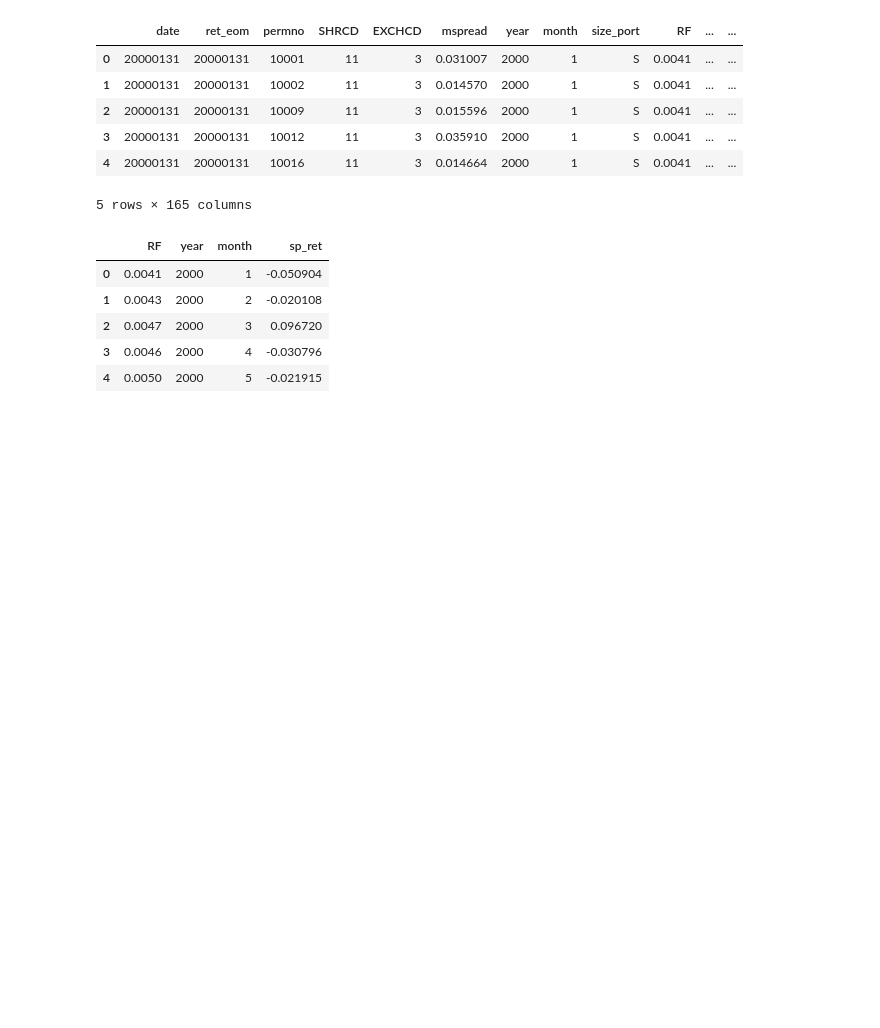
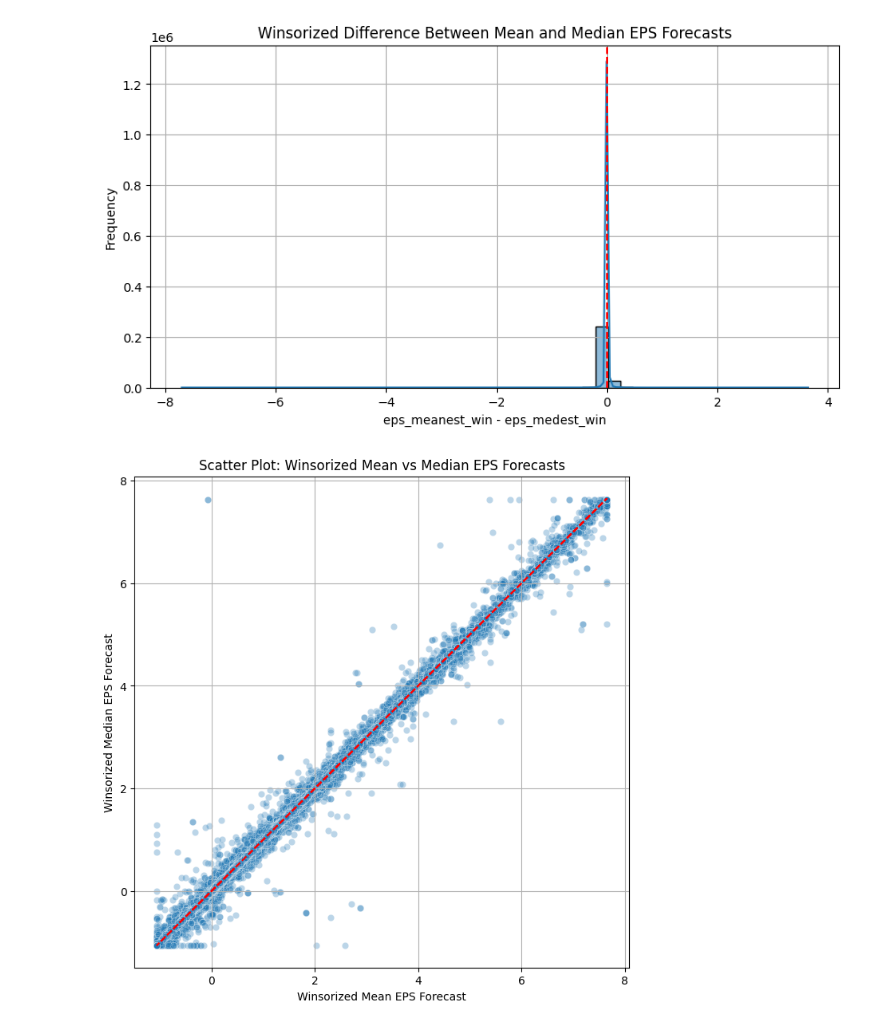
Before and after one commit to jeanpool1415/Finance-Project, a Jupyter notebook: group_project.ipynb, the cells around one changed output. Cells and saved outputs as stored; diff of their text form; code cells hidden in the pictures; blank space fills up the shorter version.

```diff
--- a/group_project.ipynb
+++ b/group_project.ipynb
@@ -3,21 +0,0 @@ import pandas as pd
-# %%
-df=pd.read_csv('goup_project_sample_v3.csv')
-df.head()
-# %% [output]
-|  | date | ret_eom | permno | SHRCD | EXCHCD | mspread | year | month | size_port | RF | ... | ... |
-| 0 | 20000131 | 20000131 | 10001 | 11 | 3 | 0.031007 | 2000 | 1 | S | 0.0041 | ... | ... |
-| 1 | 20000131 | 20000131 | 10002 | 11 | 3 | 0.014570 | 2000 | 1 | S | 0.0041 | ... | ... |
-| 2 | 20000131 | 20000131 | 10009 | 11 | 3 | 0.015596 | 2000 | 1 | S | 0.0041 | ... | ... |
-| 3 | 20000131 | 20000131 | 10012 | 11 | 3 | 0.035910 | 2000 | 1 | S | 0.0041 | ... | ... |
-| 4 | 20000131 | 20000131 | 10016 | 11 | 3 | 0.014664 | 2000 | 1 | S | 0.0041 | ... | ... |
-5 rows × 165 columns
-# %%
-mkt=pd.read_csv('mkt_ind1.csv')
-mkt.head()
-# %% [output]
-|  | RF | year | month | sp_ret |
-| 0 | 0.0041 | 2000 | 1 | -0.050904 |
-| 1 | 0.0043 | 2000 | 2 | -0.020108 |
-| 2 | 0.0047 | 2000 | 3 | 0.096720 |
-| 3 | 0.0046 | 2000 | 4 | -0.030796 |
-| 4 | 0.0050 | 2000 | 5 | -0.021915 |
@@ -23,0 +12,58 @@ mkt.head()
+# %%
+### Analyse which is the best median or mean forecast to use in the target variable
+# Mean forecast behave very similar to the median forecast, when dispersion is low
+# Mean forecast is more sensitive to outliers, when dispersion is high. That's when median is better
+
+import matplotlib.pyplot as plt
+import seaborn as sns
+from scipy.stats.mstats import winsorize
+import numpy as np
+
+df = pd.read_csv("mma_sample_v2.csv", parse_dates=["date"])
+# Drop rows with missing forecast data
+df = df.dropna(subset=["eps_meanest", "eps_medest", "eps_stdevest"])
+
+# Winsorize eps_meanest and eps_medest (clip bottom and top 1%)
+df['eps_meanest_win'] = winsorize(df['eps_meanest'], limits=[0.01, 0.01])
+df['eps_medest_win'] = winsorize(df['eps_medest'], limits=[0.01, 0.01])
+
+# Recalculate difference after winsorizing
+df['mean_median_diff'] = df['eps_meanest_win'] - df['eps_medest_win']
+
+# --- Plot 1: Histogram of mean vs median differences ---
+plt.figure(figsize=(10, 5))
+sns.histplot(df['mean_median_diff'], bins=50, kde=True)
+plt.title("Winsorized Difference Between Mean and Median EPS Forecasts")
+plt.xlabel("eps_meanest_win - eps_medest_win")
+plt.ylabel("Frequency")
+plt.axvline(0, color='red', linestyle='--')
+plt.grid(True)
+plt.show()
+
+# --- Plot 2: Scatter plot mean vs median ---
+plt.figure(figsize=(8, 8))
+sns.scatterplot(x='eps_meanest_win', y='eps_medest_win', data=df, alpha=0.3)
+plt.plot(df['eps_meanest_win'], df['eps_meanest_win'], color='red', linestyle='--')  # y = x
+plt.title("Scatter Plot: Winsorized Mean vs Median EPS Forecasts")
+plt.xlabel("Winsorized Mean EPS Forecast")
+plt.ylabel("Winsorized Median EPS Forecast")
+plt.grid(True)
+plt.show()
+
+# --- Plot 3: Density of forecast dispersion (no winsorization here) ---
+# Define a reasonable clipping threshold — e.g., 99th percentile
+clip_threshold = df['eps_stdevest'].quantile(0.99)
+
+# Create a clipped version of eps_stdevest just for plotting
+df['eps_stdevest_clip'] = np.where(df['eps_stdevest'] > clip_threshold, clip_threshold, df['eps_stdevest'])
+
+# Plot clipped version
+plt.figure(figsize=(10, 5))
+sns.kdeplot(df['eps_stdevest_clip'], shade=True)
+plt.title("Density Plot of Analyst Forecast Dispersion (Clipped at 99th Percentile)")
+plt.xlabel("Standard Deviation of EPS Forecasts (Clipped)")
+plt.grid(True)
+plt.show()
+# %% [output]
+[figure, added]
+[figure, added]
```
Also changed, not shown: parts of 14 cells of this notebook, 2 other files.
